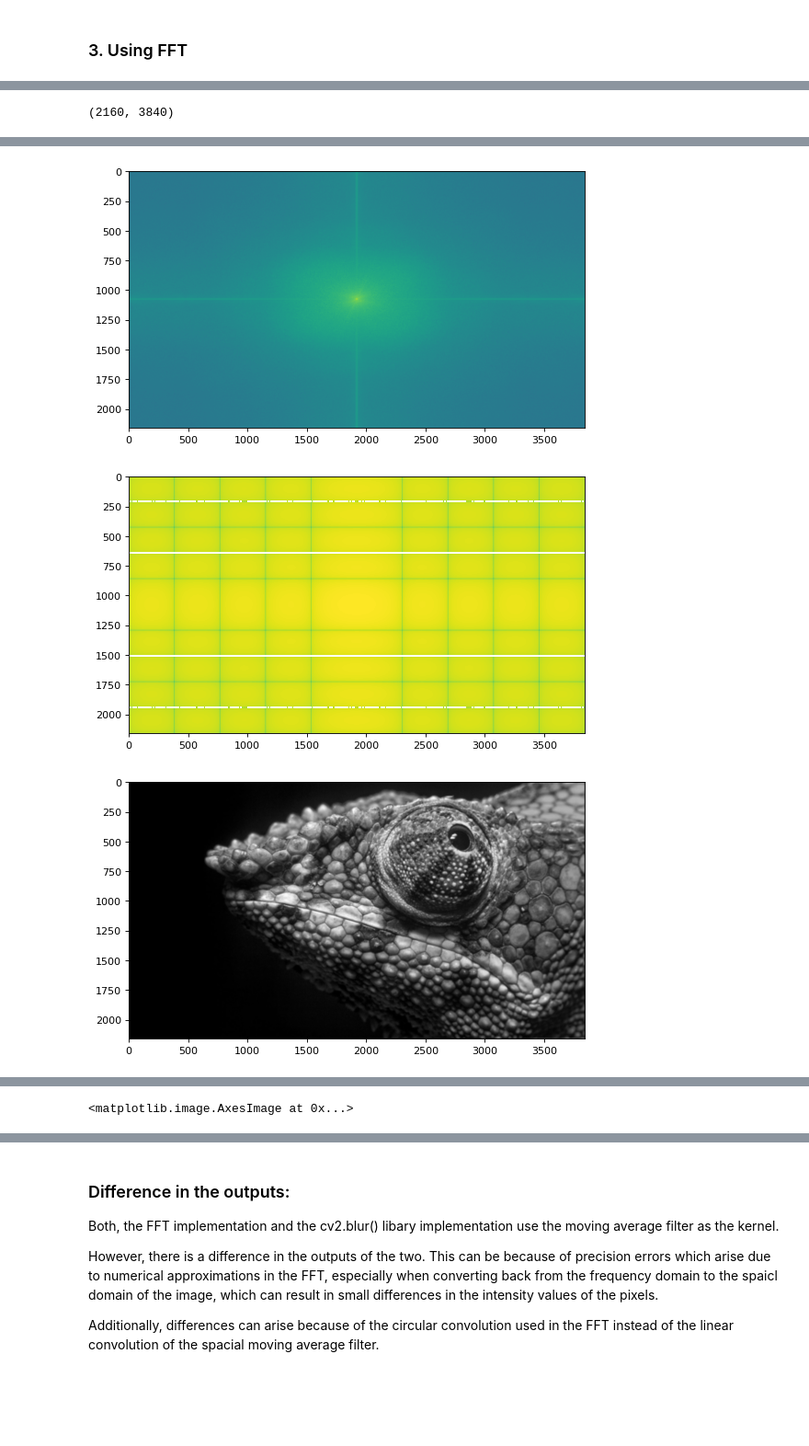
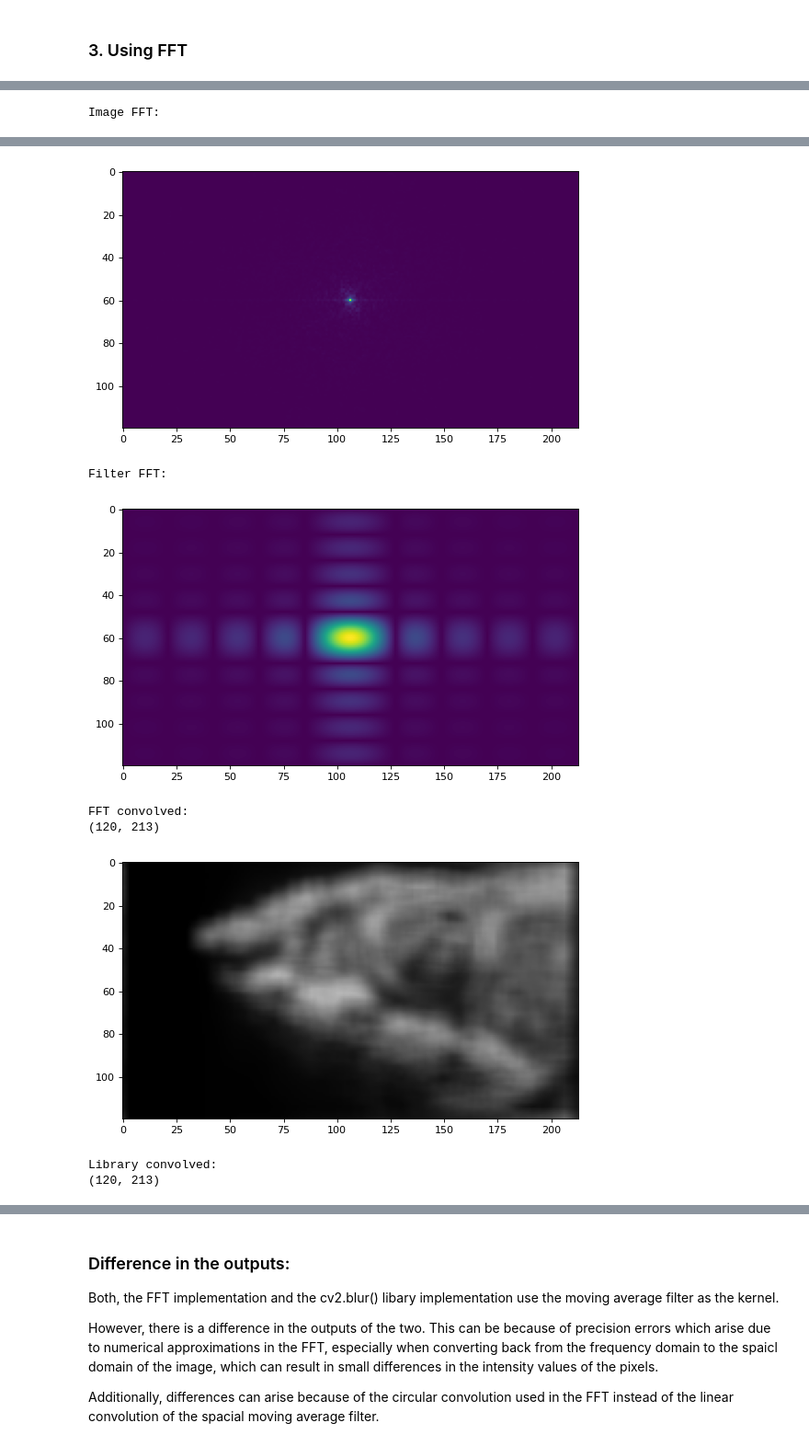
Before and after one commit to natharyan/CS-2467-Monsoon-2024, a Jupyter notebook: PSET1/B.ipynb, the cells around one changed output, grey strips where cells are left out. Shown at 92% size. Saved outputs shown, nothing was run; the diff lists cells and outputs as text; code cells hidden in the pictures; blank space fills up the shorter version.

```diff
--- a/PSET1/B.ipynb
+++ b/PSET1/B.ipynb
@@ -347,2 +243,6 @@ plt.show()
 # %% [markdown]
 ### 3. Using FFT
+# %%
+import cv2
+cv2blurred = cv2.blur(greyorg_resized,(10,10))
+print(greyorg_resized.shape)
@@ -352,28 +254,35 @@ from scipy.ndimage import uniform_filter
 
 matrsize = 10
 
-plt.imshow(cv2.cvtColor(greyorg,cv2.COLOR_BGR2RGB))
-grey_fourier = fft2(greyorg)
+plt.imshow(cv2.cvtColor(greyorg_resized,cv2.COLOR_BGR2RGB))
+plt.show()
+grey_fourier = fft2(greyorg_resized)
 plt.figure(num=None, figsize=(8, 6), dpi=80)
-plt.imshow(np.log(abs(fftshift(grey_fourier))))
+print("Image FFT:")
+plt.imshow(abs(fftshift(grey_fourier)))
+plt.show()
 # create filter matrix
 k = 1/(matrsize*matrsize)*np.array([[1 for i in range(matrsize)] for j in range(matrsize)])
-k_padded = np.pad(k, ((int(np.floor((greyorg.shape[0] - k.shape[0]) / 2)),int(np.ceil((greyorg.shape[0] - k.shape[0]) / 2))), (int(np.floor((greyorg.shape[1] - k.shape[1]) / 2)),int(np.ceil((greyorg.shape[1] - k.shape[1]) / 2)))))
+k_padded = np.pad(k, ((int(np.floor((greyorg_resized.shape[0] - k.shape[0]) / 2)),int(np.ceil((greyorg_resized.shape[0] - k.shape[0]) / 2))), (int(np.floor((greyorg_resized.shape[1] - k.shape[1]) / 2)),int(np.ceil((greyorg_resized.shape[1] - k.shape[1]) / 2)))))
 filter_fourier = fft2(k_padded)
 plt.figure(num=None, figsize=(8, 6), dpi=80)
-plt.imshow(np.log(abs(fftshift(filter_fourier))))
+print("Filter FFT:")
+plt.imshow(abs(fftshift(filter_fourier)))
+plt.show()
 
 # convolution through fft multiplication
 fftconv = grey_fourier*filter_fourier
 plt.figure(num=None, figsize=(8, 6), dpi=80)
-plt.imshow(np.log(abs(fftshift(fftconv))))
 
 # inverse fft
 convolved = np.abs(fftshift(ifft2(fftconv))).astype(np.uint8)
+print("FFT convolved:")
 print(convolved.shape)
 plt.imshow(cv2.cvtColor(convolved,cv2.COLOR_BGR2RGB))
 plt.show()
 
+print("Library convolved:")
+print(cv2blurred.shape)
 plt.imshow(cv2.cvtColor(cv2blurred,cv2.COLOR_BGR2RGB))
 plt.show()
 
@@ -382 +292 @@ plt.imshow(cv2.cvtColor(cv2blurred - convolved,cv2.COLOR_BGR2RGB))
-(2160, 3840)
+Image FFT:
@@ -384,3 +293,8 @@ plt.imshow(cv2.cvtColor(cv2blurred - convolved,cv2.COLOR_BGR2RGB))
-[figure, old version]
+[figure, new version]
+Filter FFT:
-[figure, old version]
+[figure, new version]
+FFT convolved:
+(120, 213)
-[figure, old version]
+[figure, new version]
+Library convolved:
+(120, 213)
@@ -388 +301,0 @@ plt.imshow(cv2.cvtColor(cv2blurred - convolved,cv2.COLOR_BGR2RGB))
-<matplotlib.image.AxesImage at 0x...>
```
Also changed, not shown: parts of 20 cells of this notebook, 3 other files.
